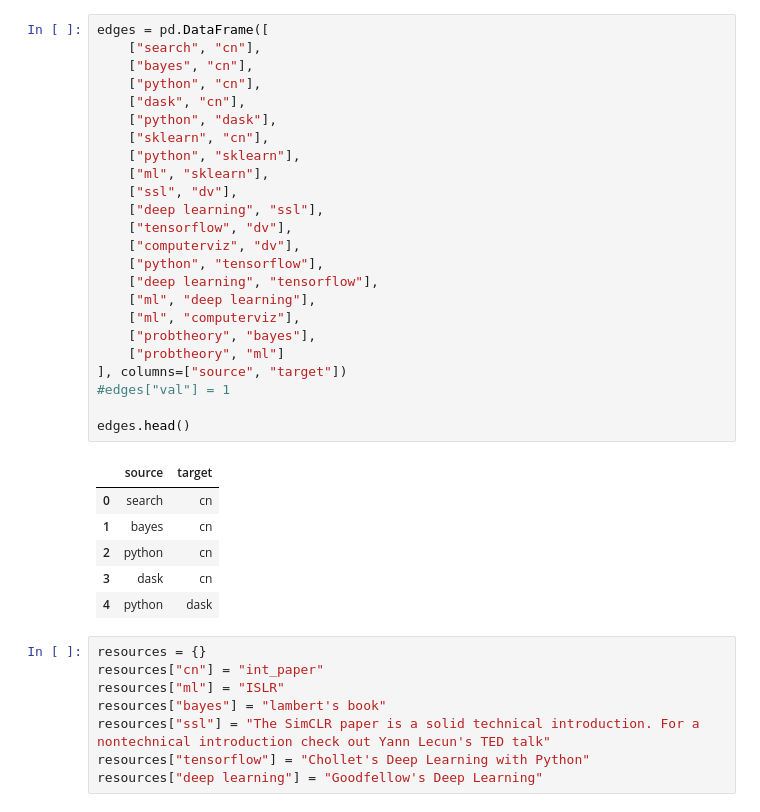
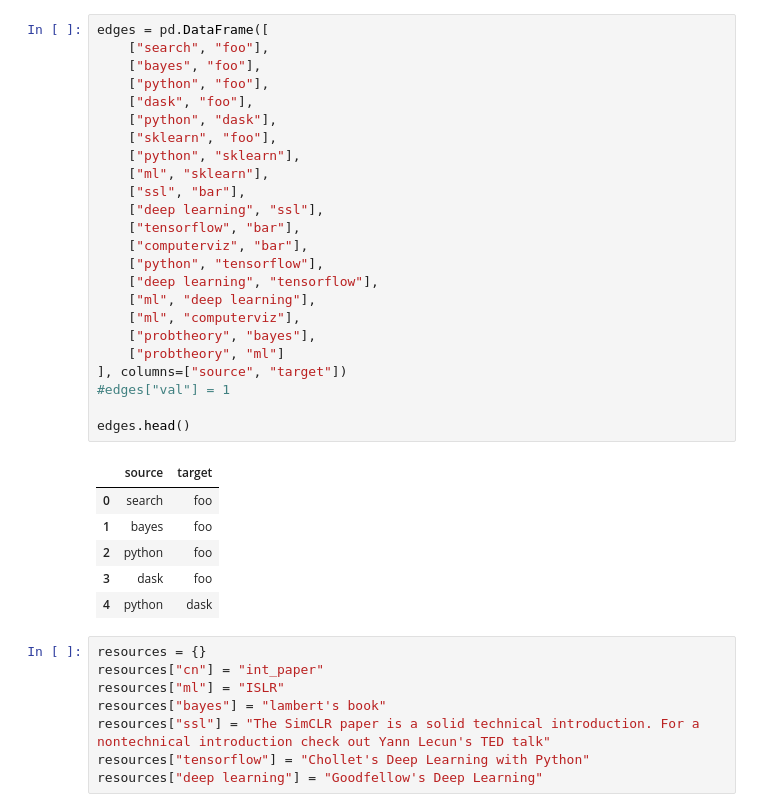
Before and after one commit to jg10545/codedumpster, a Jupyter notebook: dependency_graph_viz.ipynb, the cells around one changed output. Drawn from its saved outputs; the diff is of its cells as text.

```diff
--- a/dependency_graph_viz.ipynb
+++ b/dependency_graph_viz.ipynb
@@ -13,34 +13,34 @@ hv.extension("bokeh")
 [interactive output not drawn]
 # %%
 edges = pd.DataFrame([
-    ["search", "cn"],
-    ["bayes", "cn"],
-    ["python", "cn"],
-    ["dask", "cn"],
+    ["search", "foo"],
+    ["bayes", "foo"],
+    ["python", "foo"],
+    ["dask", "foo"],
     ["python", "dask"],
-    ["sklearn", "cn"],
+    ["sklearn", "foo"],
     ["python", "sklearn"],
     ["ml", "sklearn"],
-    ["ssl", "dv"],
+    ["ssl", "bar"],
     ["deep learning", "ssl"],
-    ["tensorflow", "dv"],
-    ["computerviz", "dv"],
+    ["tensorflow", "bar"],
+    ["computerviz", "bar"],
     ["python", "tensorflow"],
     ["deep learning", "tensorflow"],
     ["ml", "deep learning"],
     ["ml", "computerviz"],
     ["probtheory", "bayes"],
     ["probtheory", "ml"]
 ], columns=["source", "target"])
 #edges["val"] = 1
 
 edges.head()
 # %% [output]
 |  | source | target |
-| 0 | search | cn |
-| 1 | bayes | cn |
-| 2 | python | cn |
-| 3 | dask | cn |
+| 0 | search | foo |
+| 1 | bayes | foo |
+| 2 | python | foo |
+| 3 | dask | foo |
 | 4 | python | dask |
 # %%
 resources = {}
```
Also changed, not shown: parts of 3 cells of this notebook.
